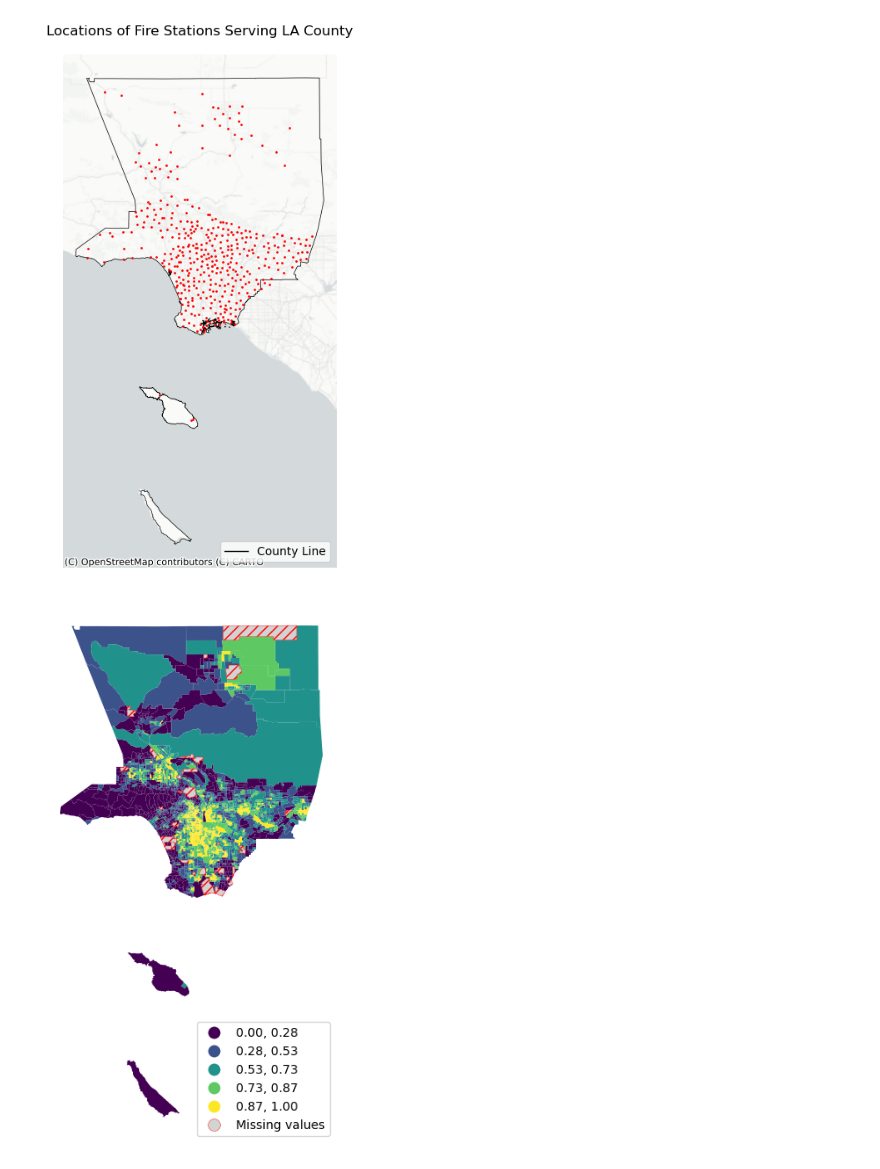
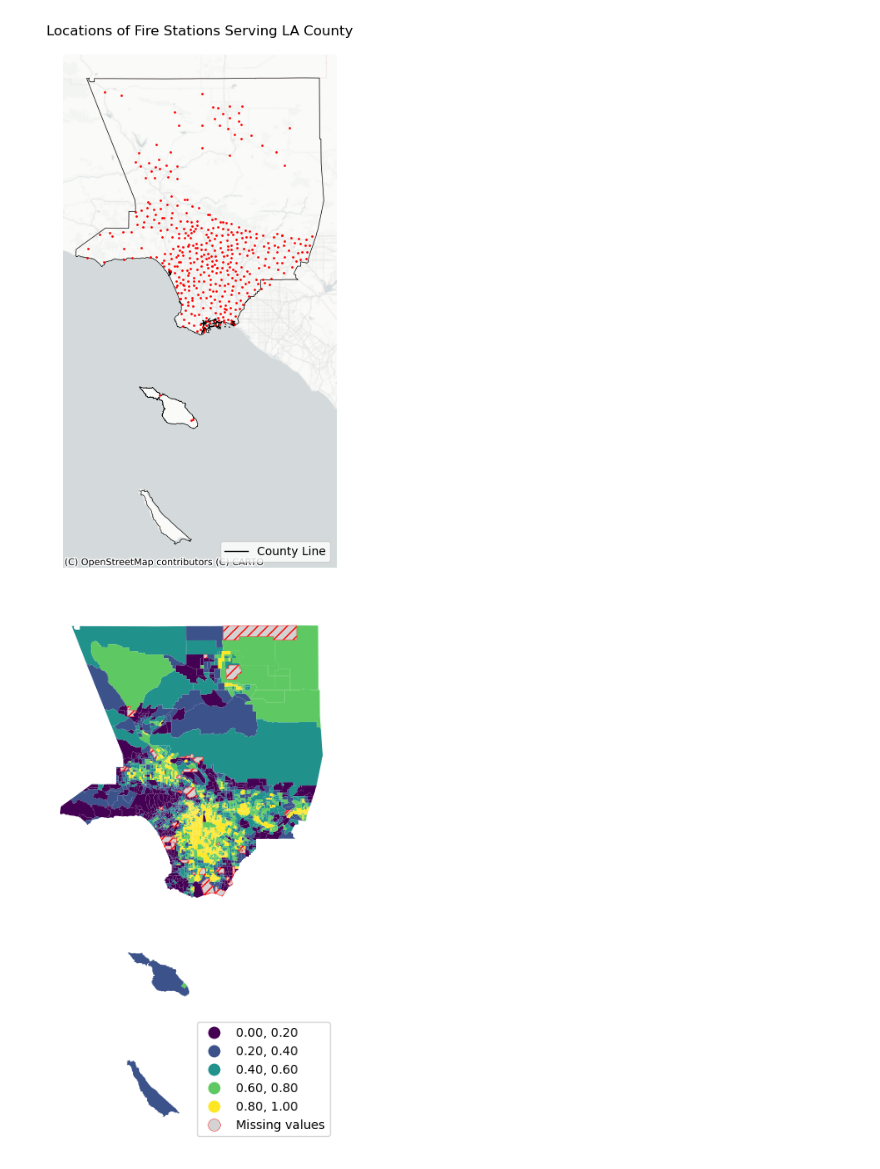
Before and after one commit to giovani-gutierrez/TDA_CalFire, a Jupyter notebook: SVI_EDA.ipynb, the cells around one changed output. Saved outputs shown, nothing was run; the diff lists cells and outputs as text; code cells hidden in the pictures.

```diff
--- a/SVI_EDA.ipynb
+++ b/SVI_EDA.ipynb
@@ -50,6 +51,3 @@ lafd_stations = lafd_stations.to_crs('EPSG:2229')
 lafd_station_bounds = lafd_station_bounds.to_crs('EPSG:2229')
 all_stations = all_stations.to_crs('EPSG:2229')
 county_bound = county_bound.to_crs('EPSG:2229')
-# %%
-# area of each census tract in feet
-svi['area'] = svi['geometry'].area
@@ -127,21 +83,21 @@ plt.savefig('Figures/fire_station_locations.png', bbox_inches = 'tight', dpi = 6
 # %%
 ax = svi.plot(
     column = 'rpl_themes',
-    scheme = 'quantiles',
+    scheme = 'EqualInterval',
     cmap = 'viridis',
     legend = True,
     legend_kwds = {
         'loc': 'lower right'
     },
     missing_kwds = {
         'color': 'lightgrey',
         "edgecolor": 'r',
         'linewidth': 0.3,
         "hatch": '///',
         "label": 'Missing values'
     },
 )
 plt.axis('off')
 plt.savefig('Figures/svi_percentile_ranking.png', bbox_inches = 'tight', dpi = 600)
 # %% [output]
-[figure, old version]
+[figure, new version]
```
Also changed, not shown: parts of 27 cells of this notebook, 7 other files.
